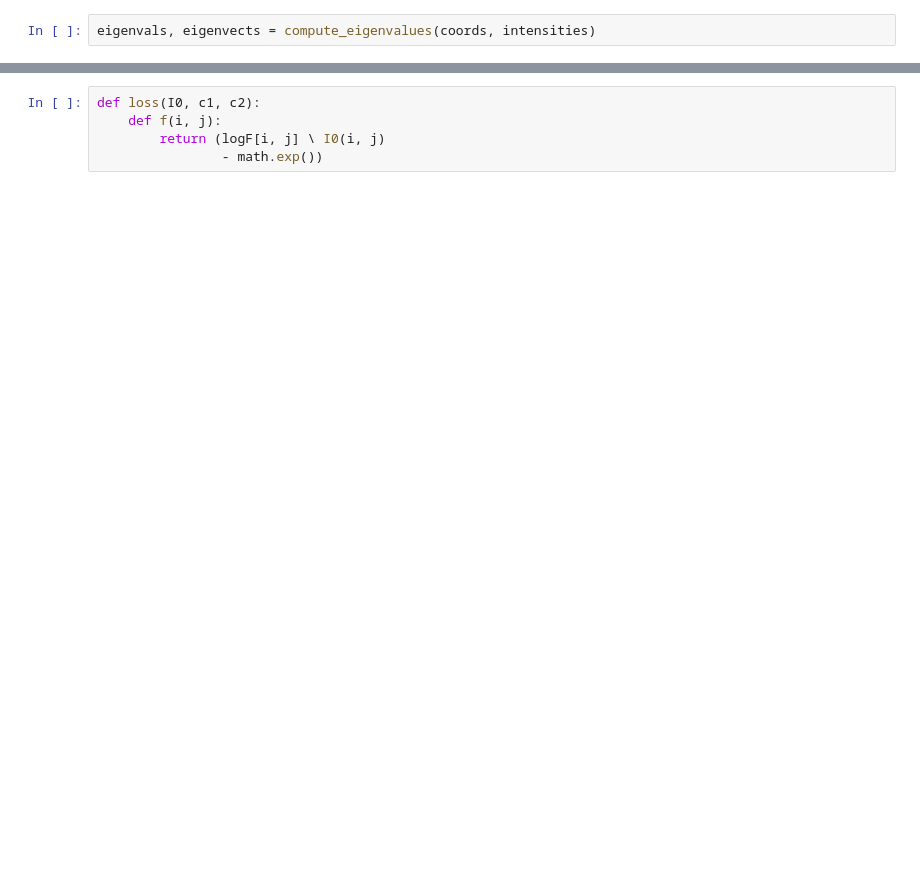
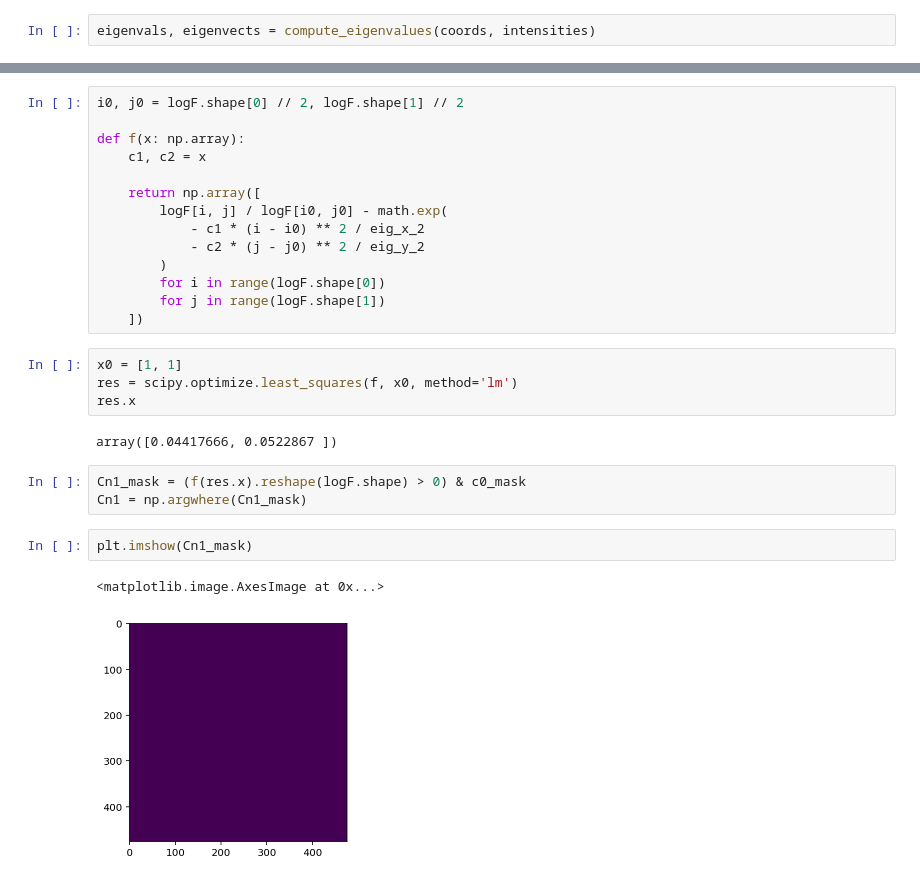
Before and after one commit to Whojo/My_image_denoiser, a Jupyter notebook: DeStripe.ipynb, the cells around one changed output, grey strips where cells are left out. Saved outputs shown, nothing was run; the diff lists cells and outputs as text; blank space fills up the shorter version.

```diff
--- a/DeStripe.ipynb
+++ b/DeStripe.ipynb
@@ -213,6 +228,29 @@ eig_x_2 = eig_x * cos(theta) ** 2 + eig_y * sin(theta) ** 2
 eig_y_2 = eig_x * eig_y / eig_x_2
 # %%
-def loss(I0, c1, c2):
-    def f(i, j):
-        return (logF[i, j] \ I0(i, j)
-                - math.exp())
+i0, j0 = logF.shape[0] // 2, logF.shape[1] // 2
+
+def f(x: np.array):
+    c1, c2 = x
+
+    return np.array([
+        logF[i, j] / logF[i0, j0] - math.exp(
+            - c1 * (i - i0) ** 2 / eig_x_2
+            - c2 * (j - j0) ** 2 / eig_y_2
+        )
+        for i in range(logF.shape[0])
+        for j in range(logF.shape[1])
+    ])
+# %%
+x0 = [1, 1]
+res = scipy.optimize.least_squares(f, x0, method='lm')
+res.x
+# %% [output]
+array([0.04417666, 0.0522867 ])
+# %%
+Cn1_mask = (f(res.x).reshape(logF.shape) > 0) & c0_mask
+Cn1 = np.argwhere(Cn1_mask)
+# %%
+plt.imshow(Cn1_mask)
+# %% [output]
+<matplotlib.image.AxesImage at 0x...>
+[figure, added]
```
Also changed, not shown: parts of 27 cells of this notebook, 2 other files.
